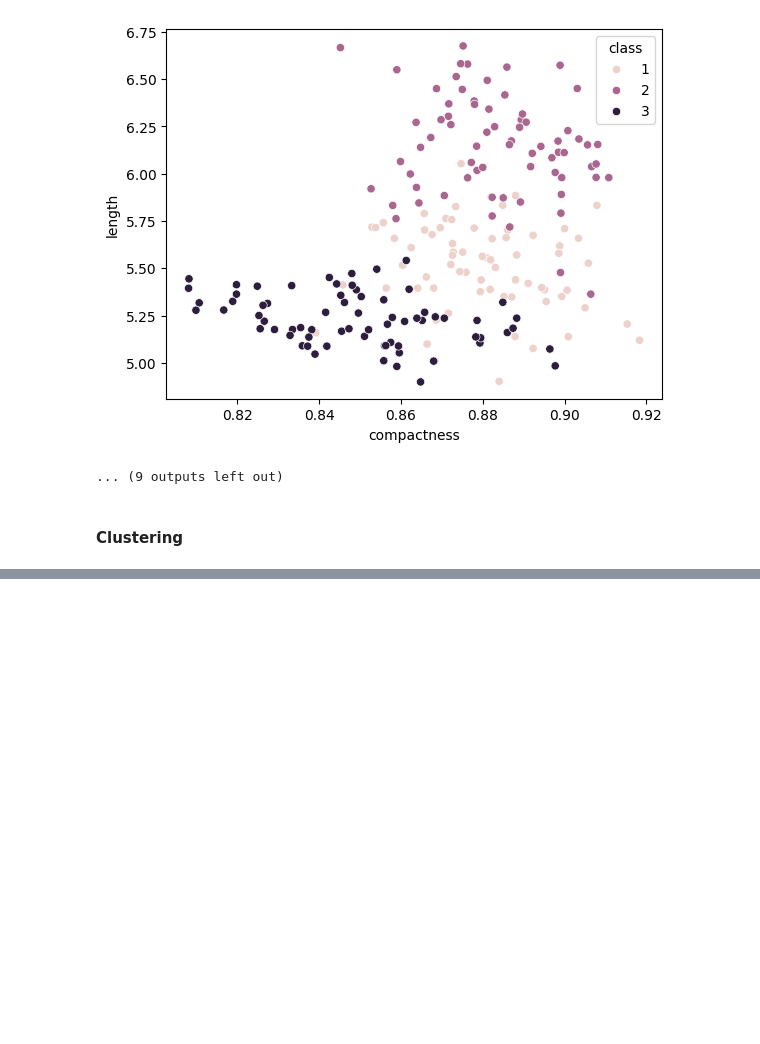
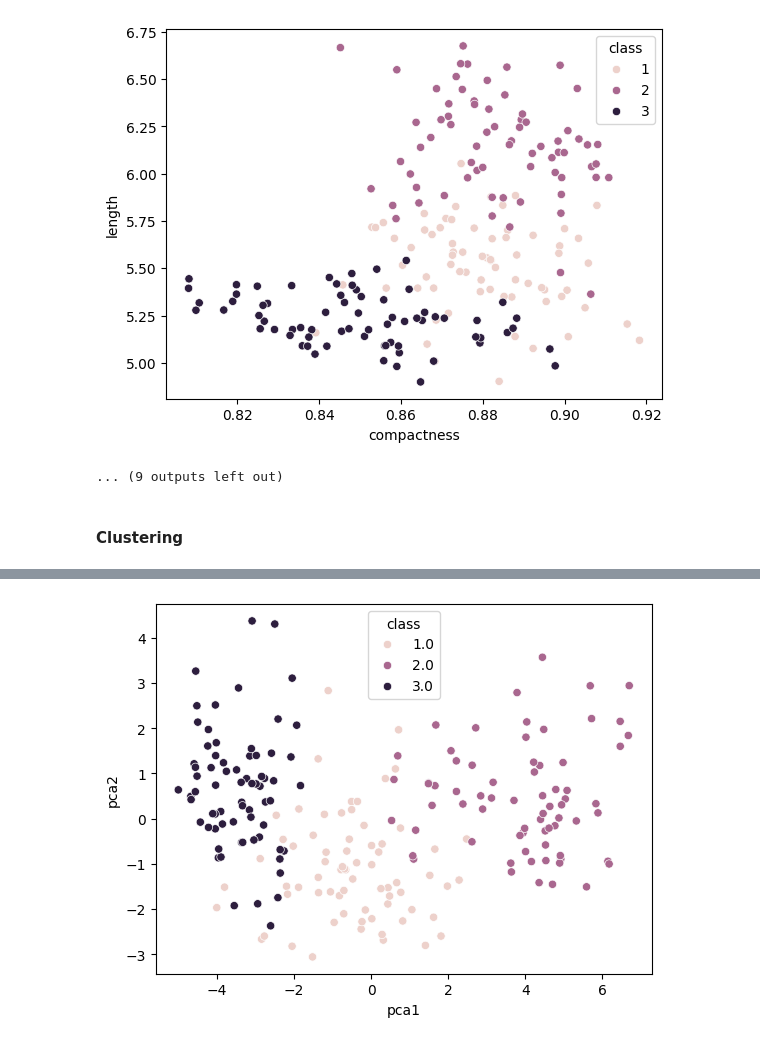
Before and after one commit to ishaanJ91/ml-learning, a Jupyter notebook: seeds-unsupervised.ipynb, the cells around one changed output, grey strips where cells are left out. Drawn from its saved outputs; the diff is of its cells as text; code cells hidden in the pictures; blank space fills up the shorter version.

```diff
--- a/seeds-unsupervised.ipynb
+++ b/seeds-unsupervised.ipynb
@@ -82,0 +105,2 @@ plt.show()
+# %%
+truth_pca_df = pd.DataFrame(np.hstack((transformed_v, df["class"].values.reshape(-1, 1))), columns=["pca1", "pca2", "class"])
@@ -82,0 +113,6 @@ plt.show()
+# %%
+# True classes
+sns.scatterplot(data=truth_pca_df, x="pca1", y="pca2", hue="class")
+plt.show()
+# %% [output]
+[figure, added]
```
Also changed, not shown: parts of 11 cells of this notebook, 1 other file.
